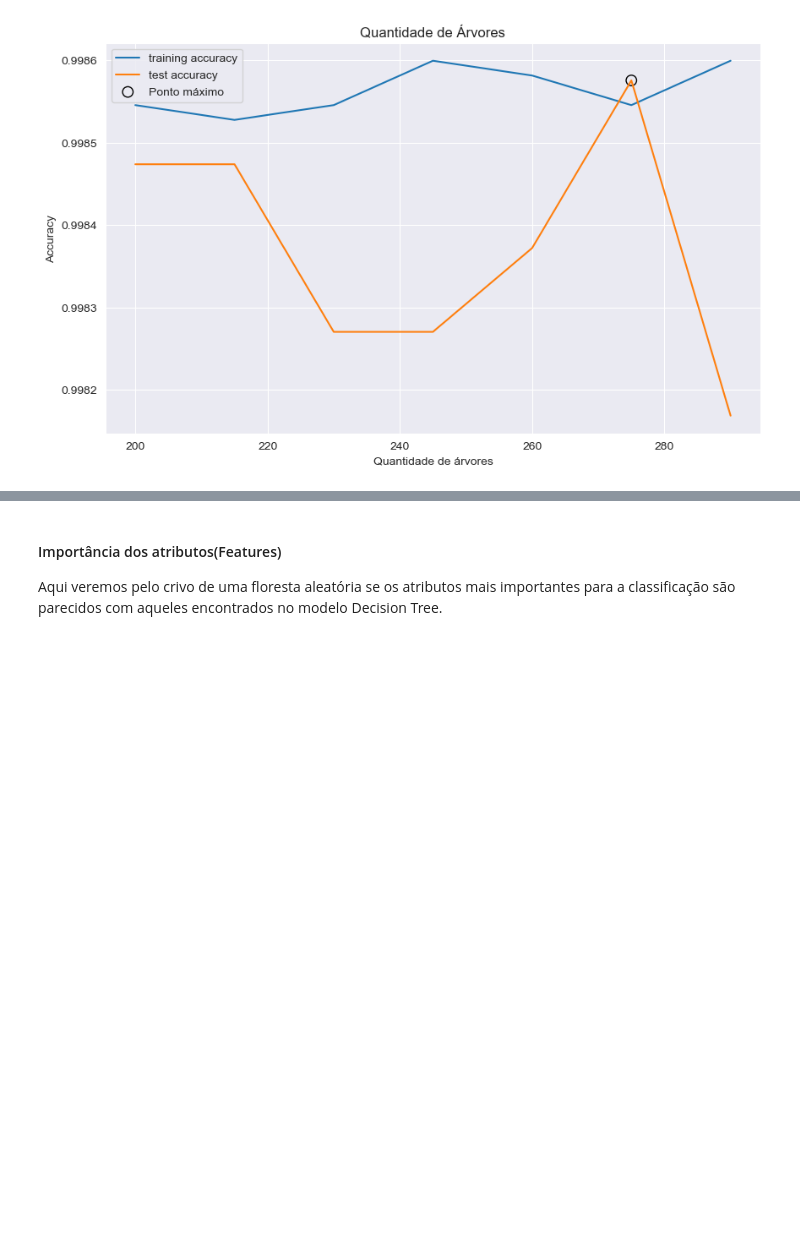
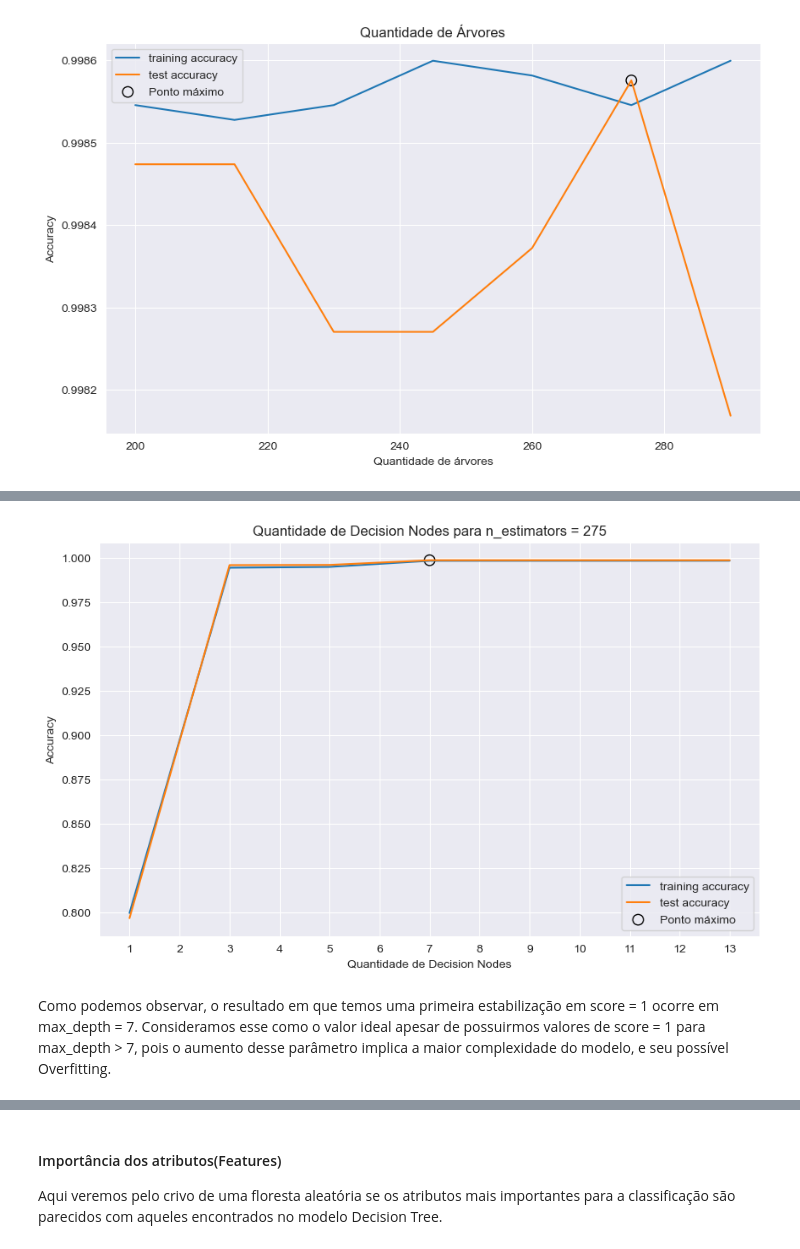
Before and after one commit to leticiacb1/Aviation_Accident_Analysis, a Jupyter notebook: Firewall_Project_Cdados2.ipynb, the cells around one changed output, grey strips where cells are left out. Drawn from its saved outputs; the diff is of its cells as text; code cells hidden in the pictures; blank space fills up the shorter version.

Commit message:
Finalizando Random Florest

```diff
--- a/Firewall_Project_Cdados2.ipynb
+++ b/Firewall_Project_Cdados2.ipynb
@@ -2548,0 +2610,35 @@ Variando os hiperparâmetros notórios descritos no início dessa sessão, tenta
+# %%
+training_accuracy_forest = []
+test_accuracy_forest = []
+
+sns.set_style('darkgrid')
+
+# Escolhendo uma faixa de profundidade:
+max_depth = np.arange(1,15,2)
+
+for n in max_depth:
+
+    # Construindo o modelo:
+    forest = RandomForestClassifier(n_estimators = 275, criterion='entropy', max_depth = n, random_state =0)
+    forest =forest.fit(X_train , y_train)
+    # Guardando os scores
+    training_accuracy_forest.append(forest.score(X_train , y_train))
+    test_accuracy_forest.append(forest.score(X_test , y_test))
+
+
+
+plt.figure(figsize=(10,6))
+plt.title('Quantidade de Decision Nodes para n_estimators = 275')
+plt.plot(max_depth , training_accuracy_forest , label = 'training accuracy')
+plt.plot(max_depth , test_accuracy_forest , label = 'test accuracy')
+plt.ylabel("Accuracy")
+plt.xlabel("Quantidade de Decision Nodes")
+plt.xticks(range(1,15,1))
+plt.scatter(7,max(test_accuracy_forest), s=80 , facecolors='None', edgecolors='black' , label='Ponto máximo')
+plt.legend()
+
+plt.show()
+# %% [output]
+[figure, added]
+# %% [markdown]
+Como podemos observar, o resultado em que temos uma primeira estabilização em score = 1 ocorre em  max_depth = 7. Consideramos esse como o valor ideal apesar de possuirmos valores de score = 1 para max_depth > 7, pois o aumento desse parâmetro implica a maior complexidade do modelo, e seu possível Overfitting.
```
Also changed, not shown: parts of 31 cells of this notebook.
